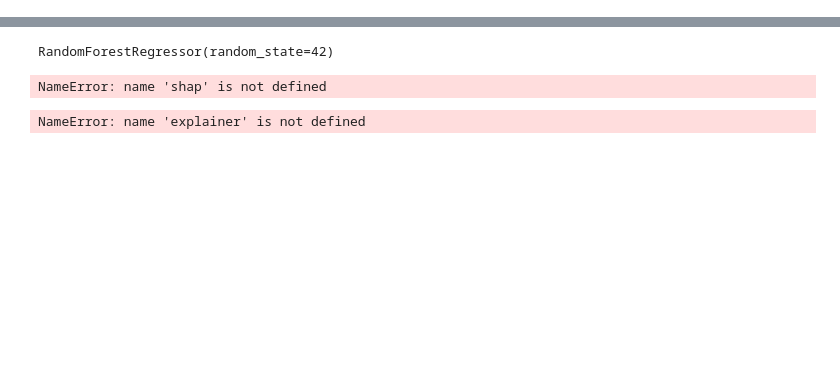
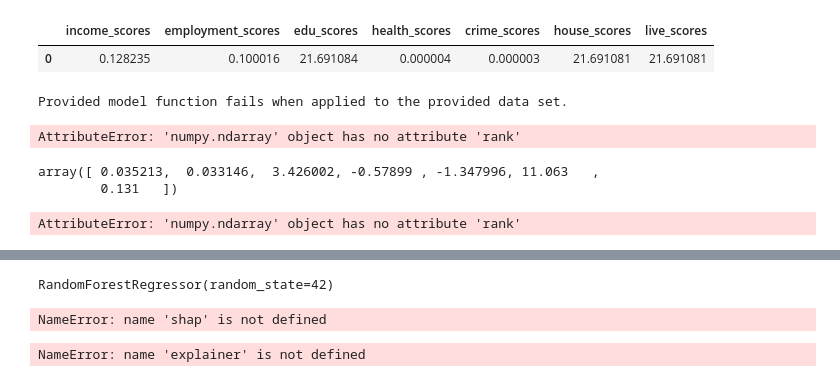
Before and after one commit to Dora-fxh/CASA_Dissertation_XiaohanFeng, a Jupyter notebook: IMD.ipynb, the cells around one changed output, grey strips where cells are left out. Saved outputs shown, nothing was run; the diff lists cells and outputs as text; code cells hidden in the pictures; blank space fills up the shorter version.

```diff
--- a/IMD.ipynb
+++ b/IMD.ipynb
@@ -155,0 +126,77 @@ IMDs.to_csv("IMDs.csv")
+# %%
+reference=pd.DataFrame(X1.mean()).T
+# %%
+reference
+# %% [output]
+|  | income_scores | employment_scores | edu_scores | health_scores | crime_scores | house_scores | live_scores |
+| 0 | 0.128235 | 0.100016 | 21.691084 | 0.000004 | 0.000003 | 21.691081 | 21.691081 |
+# %%
+import shap
+# reference = list(X1.mean().values)
+explainer = shap.KernelExplainer(transform, reference)
+shap_values = explainer.shap_values(X1)
+print("shap_values =", shap_values)
+print("base value =", explainer.expected_value)
+# %% [output]
+Provided model function fails when applied to the provided data set.
+AttributeError: 'numpy.ndarray' object has no attribute 'rank'
+# %%
+X1.values[1]
+# %% [output]
+array([ 0.035213,  0.033146,  3.426002, -0.57899 , -1.347996, 11.063   ,
+        0.131   ])
+# %%
+import scipy.special
+import numpy as np
+import itertools
+
+def powerset(iterable):
+    s = list(iterable)
+    return itertools.chain.from_iterable(itertools.combinations(s, r) for r in range(len(s)+1))
+
+def shapley_kernel(M,s):
+    if s == 0 or s == M:
+        return 10000
+    return (M-1)/(scipy.special.binom(M,s)*s*(M-s))
+
+# def f(X):
+#     np.random.seed(0)
+#     beta = np.random.rand(X.shape[-1])
+#     return np.dot(X,beta) + 10
+
+def kernel_shap(f, x, reference, M):
+    X = np.zeros((2**M,M+1))
+    X[:,-1] = 1
+    weights = np.zeros(2**M)
+    V = np.zeros((2**M,M))
+    for i in range(2**M):
+        V[i,:] = reference
+
+    ws = {}
+    for i,s in enumerate(powerset(range(M))):
+        s = list(s)
+        V[i,s] = x[s]
+        X[i,s] = 1
+        ws[len(s)] = ws.get(len(s), 0) + shapley_kernel(M,len(s))
+        weights[i] = shapley_kernel(M,len(s))
+    y = f(V)
+    tmp = np.linalg.inv(np.dot(np.dot(X.T, np.diag(weights)), X))
+    return np.dot(tmp, np.dot(np.dot(X.T, np.diag(weights)), y))
+
+M = 7
+np.random.seed(1)
+x = list(X1.values)[0]
+# reference = np.zeros(M)
+reference = list(X1.mean().values)
+phi = kernel_shap(transform, x, reference, M)
+base_value = phi[-1]
+shap_values = phi[:-1]
+
+print("  reference =", reference)
+print("          x =", x)
+print("shap_values =", shap_values)
+print(" base_value =", base_value)
+print("   sum(phi) =", np.sum(phi))
+print("       f(x) =", f(x))
+# %% [output]
+AttributeError: 'numpy.ndarray' object has no attribute 'rank'
```
Also changed, not shown: parts of 22 cells of this notebook, 4 other files.
